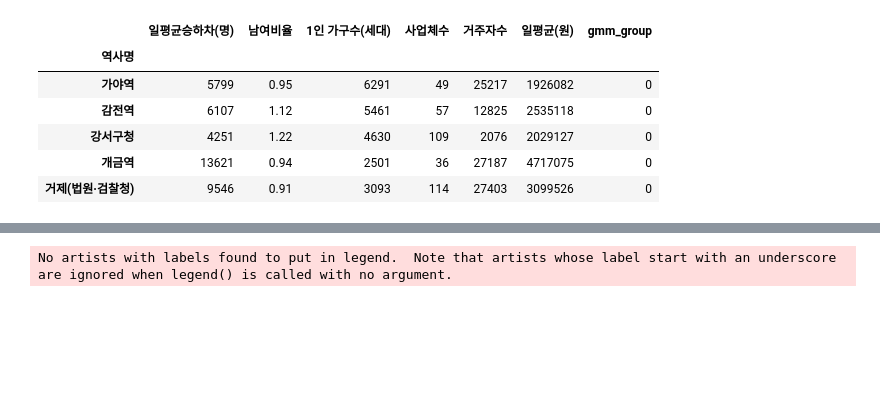
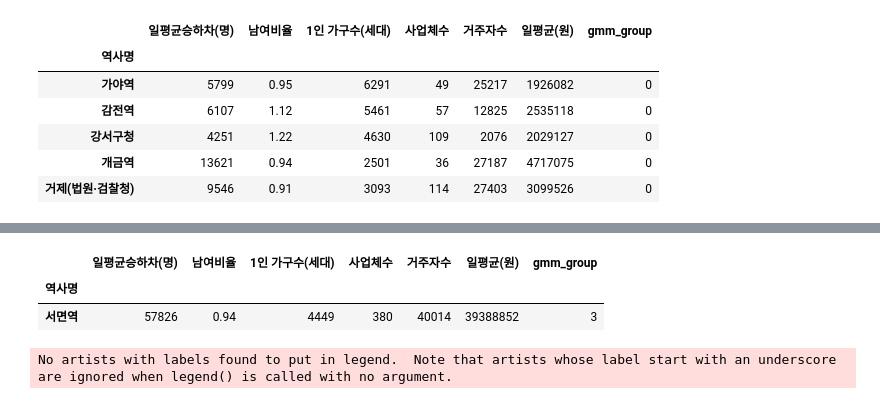
Before and after one commit to Busan-Bigdata-analysis/storage, a Jupyter notebook: visualization/clustering/New2_GMM_clust_not_minmaxscaler copy.ipynb, the cells around one changed output, grey strips where cells are left out. Saved outputs shown, nothing was run; the diff lists cells and outputs as text; code cells hidden in the pictures; blank space fills up the shorter version.

```diff
--- a/visualization/clustering/New2_GMM_clust_not_minmaxscaler copy.ipynb
+++ b/visualization/clustering/New2_GMM_clust_not_minmaxscaler copy.ipynb
@@ -243,3 +247,10 @@ group_0
+# %%
+group_3 = a[a['gmm_group']==3]
+group_3
+# %% [output]
+|  | 일평균승하차(명) | 남여비율 | 1인 가구수(세대) | 사업체수 | 거주자수 | 일평균(원) | gmm_group |
+| 역사명 |  |  |  |  |  |  |  |
+| 서면역 | 57826 | 0.94 | 4449 | 380 | 40014 | 39388852 | 3 |
 # %%
 plt.figure(figsize=(30,20))
 
```
Also changed, not shown: parts of 8 cells of this notebook, 1 other file.
